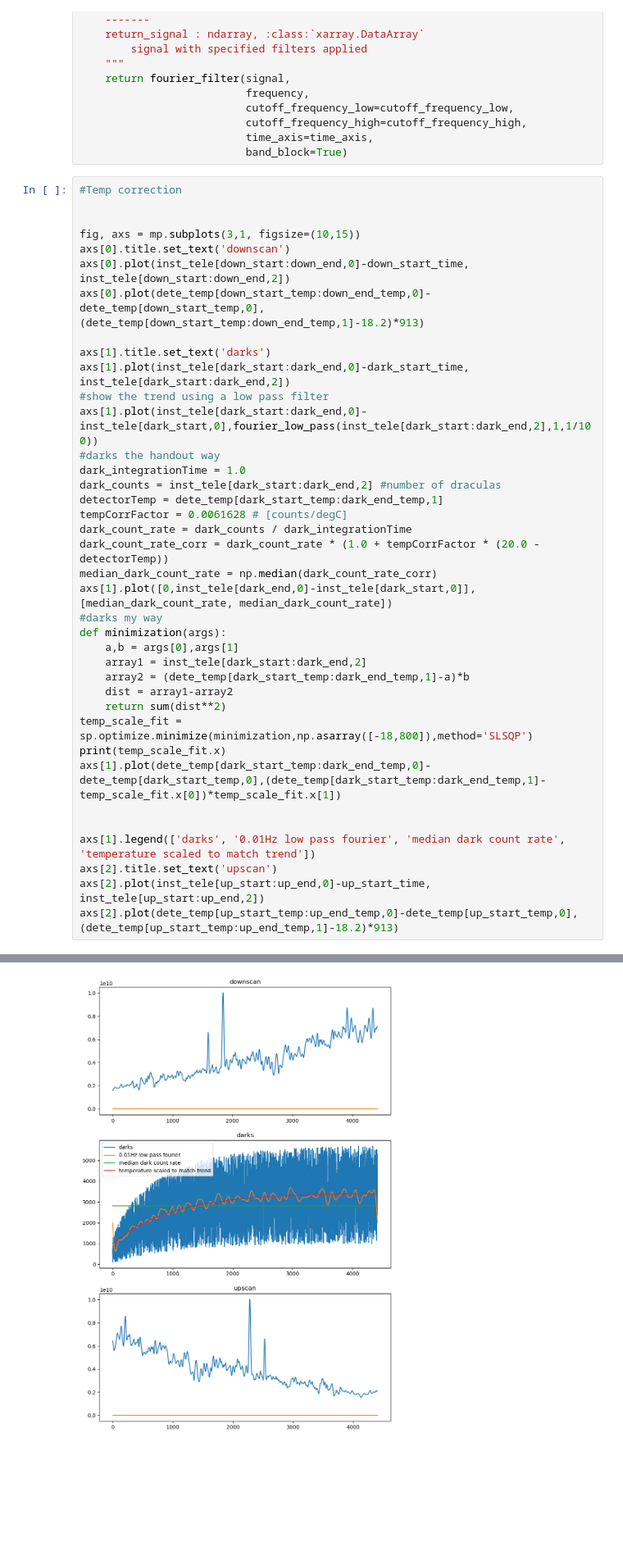
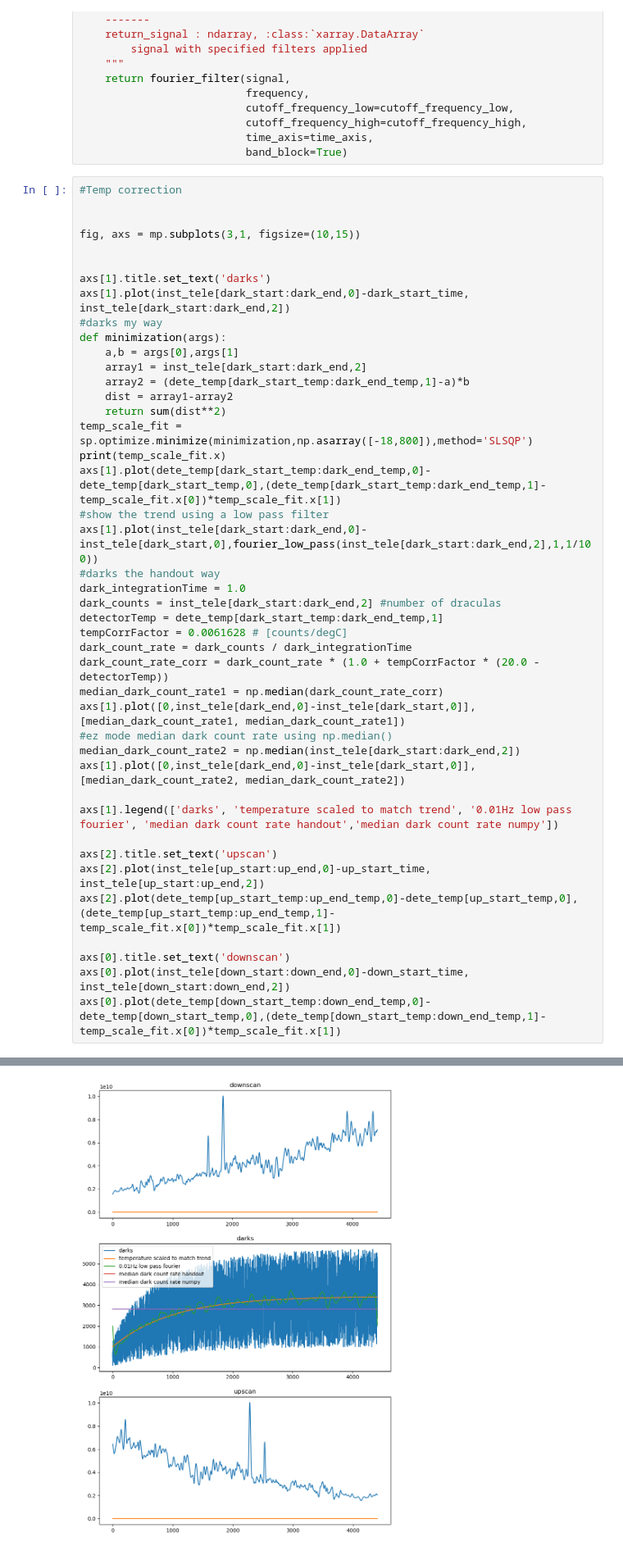
Before and after one commit to pilotchute/lasp_dsse_hw, a Jupyter notebook: DSSE_HW.ipynb, the cells around one changed output, grey strips where cells are left out. Shown: that part at 82% size. Drawn from its saved outputs; the diff is of its cells as text; blank space fills up the shorter version.

```diff
--- a/DSSE_HW.ipynb
+++ b/DSSE_HW.ipynb
@@ -430,42 +427,47 @@ def fourier_band_block(
 # %%
 #Temp correction
 
 
 fig, axs = mp.subplots(3,1, figsize=(10,15))
-axs[0].title.set_text('downscan')
-axs[0].plot(inst_tele[down_start:down_end,0]-down_start_time, inst_tele[down_start:down_end,2])
-axs[0].plot(dete_temp[down_start_temp:down_end_temp,0]-dete_temp[down_start_temp,0],(dete_temp[down_start_temp:down_end_temp,1]-18.2)*913)
+
 
 axs[1].title.set_text('darks')
 axs[1].plot(inst_tele[dark_start:dark_end,0]-dark_start_time, inst_tele[dark_start:dark_end,2])
-#show the trend using a low pass filter
-axs[1].plot(inst_tele[dark_start:dark_end,0]-inst_tele[dark_start,0],fourier_low_pass(inst_tele[dark_start:dark_end,2],1,1/100))
-#darks the handout way
-dark_integrationTime = 1.0
-dark_counts = inst_tele[dark_start:dark_end,2] #number of draculas
-detectorTemp = dete_temp[dark_start_temp:dark_end_temp,1]
-tempCorrFactor = 0.0061628 # [counts/degC]
-dark_count_rate = dark_counts / dark_integrationTime
-dark_count_rate_corr = dark_count_rate * (1.0 + tempCorrFactor * (20.0 - detectorTemp))
-median_dark_count_rate = np.median(dark_count_rate_corr)
-axs[1].plot([0,inst_tele[dark_end,0]-inst_tele[dark_start,0]], [median_dark_count_rate, median_dark_count_rate])
 #darks my way
 def minimization(args):
     a,b = args[0],args[1]
     array1 = inst_tele[dark_start:dark_end,2]
     array2 = (dete_temp[dark_start_temp:dark_end_temp,1]-a)*b
     dist = array1-array2
     return sum(dist**2)
 temp_scale_fit = sp.optimize.minimize(minimization,np.asarray([-18,800]),method='SLSQP')
 print(temp_scale_fit.x)
 axs[1].plot(dete_temp[dark_start_temp:dark_end_temp,0]-dete_temp[dark_start_temp,0],(dete_temp[dark_start_temp:dark_end_temp,1]-temp_scale_fit.x[0])*temp_scale_fit.x[1])
+#show the trend using a low pass filter
+axs[1].plot(inst_tele[dark_start:dark_end,0]-inst_tele[dark_start,0],fourier_low_pass(inst_tele[dark_start:dark_end,2],1,1/100))
+#darks the handout way
+dark_integrationTime = 1.0
+dark_counts = inst_tele[dark_start:dark_end,2] #number of draculas
+detectorTemp = dete_temp[dark_start_temp:dark_end_temp,1]
+tempCorrFactor = 0.0061628 # [counts/degC]
+dark_count_rate = dark_counts / dark_integrationTime
+dark_count_rate_corr = dark_count_rate * (1.0 + tempCorrFactor * (20.0 - detectorTemp))
+median_dark_count_rate1 = np.median(dark_count_rate_corr)
+axs[1].plot([0,inst_tele[dark_end,0]-inst_tele[dark_start,0]], [median_dark_count_rate1, median_dark_count_rate1])
+#ez mode median dark count rate using np.median()
+median_dark_count_rate2 = np.median(inst_tele[dark_start:dark_end,2])
+axs[1].plot([0,inst_tele[dark_end,0]-inst_tele[dark_start,0]], [median_dark_count_rate2, median_dark_count_rate2])
 
+axs[1].legend(['darks', 'temperature scaled to match trend', '0.01Hz low pass fourier', 'median dark count rate handout','median dark count rate numpy'])
 
-axs[1].legend(['darks', '0.01Hz low pass fourier', 'median dark count rate', 'temperature scaled to match trend'])
 axs[2].title.set_text('upscan')
 axs[2].plot(inst_tele[up_start:up_end,0]-up_start_time, inst_tele[up_start:up_end,2])
-axs[2].plot(dete_temp[up_start_temp:up_end_temp,0]-dete_temp[up_start_temp,0],(dete_temp[up_start_temp:up_end_temp,1]-18.2)*913)
+axs[2].plot(dete_temp[up_start_temp:up_end_temp,0]-dete_temp[up_start_temp,0],(dete_temp[up_start_temp:up_end_temp,1]-temp_scale_fit.x[0])*temp_scale_fit.x[1])
+
+axs[0].title.set_text('downscan')
+axs[0].plot(inst_tele[down_start:down_end,0]-down_start_time, inst_tele[down_start:down_end,2])
+axs[0].plot(dete_temp[down_start_temp:down_end_temp,0]-dete_temp[down_start_temp,0],(dete_temp[down_start_temp:down_end_temp,1]-temp_scale_fit.x[0])*temp_scale_fit.x[1])
 # %% [output]
 [ 17.85637873 827.45267141]
 [<matplotlib.lines.Line2D at 0x...>]
-[figure, old version]
+[figure, new version]
```
Also changed, not shown: parts of 4 cells of this notebook.
